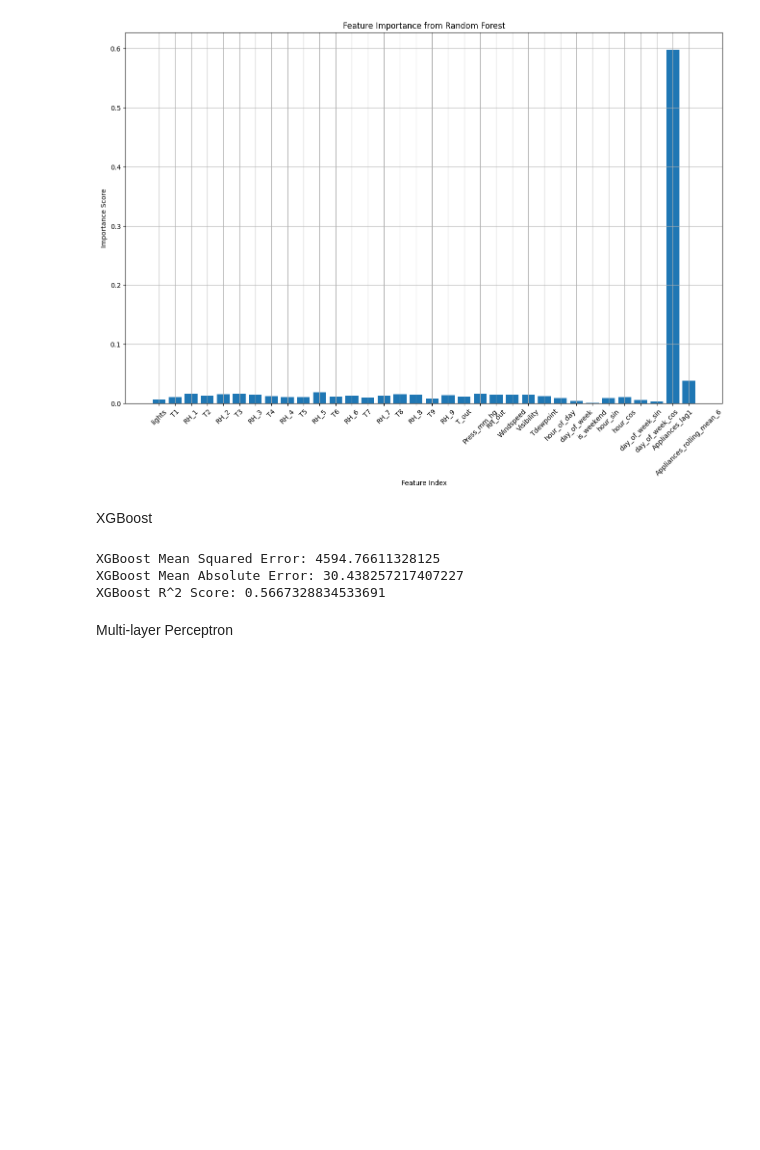
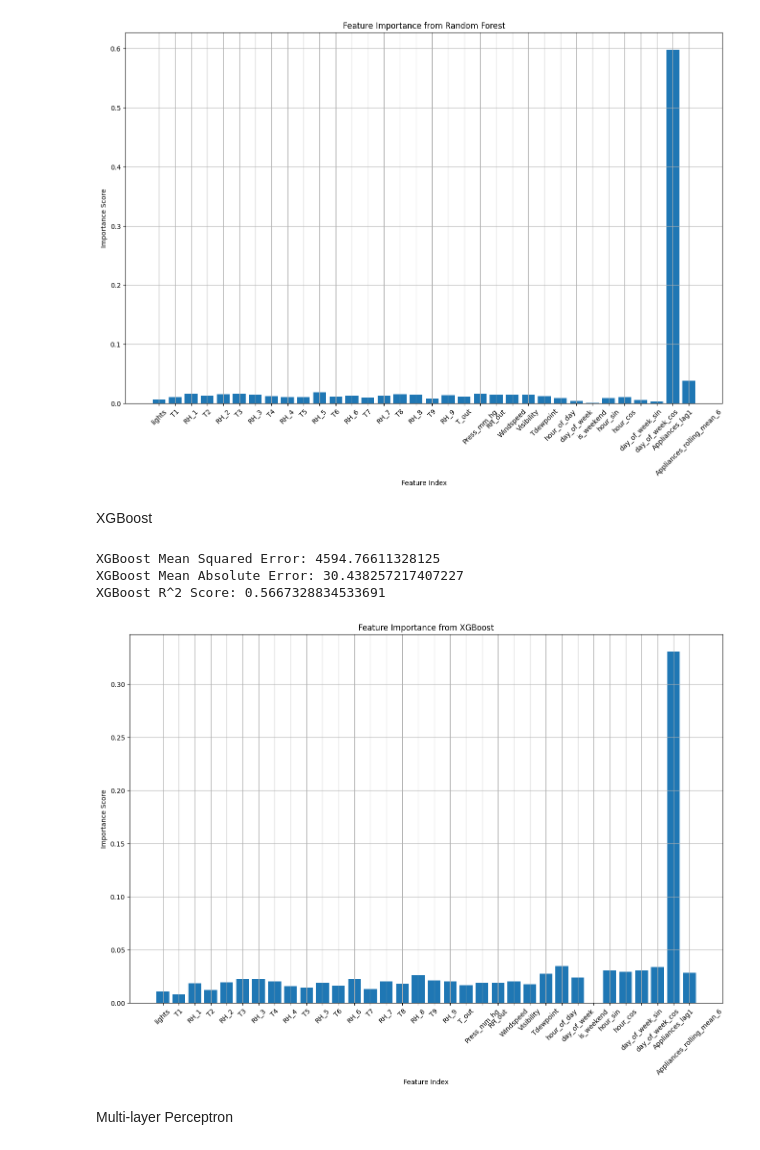
Before and after one commit to CatPieee/Appliances-Energy-Consumption-Forecasting-Using-Time-Series-Machine-Learning, a Jupyter notebook: notebooks/3.0-Traditional_ML_Experimentation.ipynb, the cells around one changed output. Cells and saved outputs as stored; diff of their text form; code cells hidden in the pictures; blank space fills up the shorter version.

```diff
--- a/notebooks/3.0-Traditional_ML_Experimentation.ipynb
+++ b/notebooks/3.0-Traditional_ML_Experimentation.ipynb
@@ -42,6 +44,8 @@ Data shape:  (19591, 37)
 Feature number:  34
 Training data shape:  (13713, 34)
 Testing data shape:  (5878, 34)
+# %%
+model_results = {}
 # %% [markdown]
 Linear Regression
 # %%
@@ -100,0 +121,17 @@ SVR R^2 Score: 0.567310021220937
+# %%
+dt_reg = DecisionTreeRegressor(random_state=42)
+dt_reg.fit(X_train, y_train)
+y_pred_dt = dt_reg.predict(X_test)
+mse_dt = mean_squared_error(y_test, y_pred_dt)
+mae_dt = mean_absolute_error(y_test, y_pred_dt)
+r2_dt = r2_score(y_test, y_pred_dt)
+print(f"Decision Tree Mean Squared Error: {mse_dt}")
+print(f"Decision Tree Mean Absolute Error: {mae_dt}")
+print(f"Decision Tree R^2 Score: {r2_dt}")
+
+# model_results['Decision Tree'] = {
+#     'predictions': y_pred_dt,
+#     'MSE': mse_dt,
+#     'MAE': mae_dt,
+#     'R2': r2_dt
+# }
@@ -111,6 +152,13 @@ print(f"Random Forest Mean Squared Error: {mse_rf}")
 print(f"Random Forest Mean Absolute Error: {mae_rf}")
 print(f"Random Forest R^2 Score: {r2_rf}")
 
+model_results['Random Forest'] = {
+    'predictions': y_pred_rf,
+    'MSE': mse_rf,
+    'MAE': mae_rf,
+    'R2': r2_rf
+}
+
 # Feature importance from Random Forest
 importances = rf_reg.feature_importances_
 plt.figure(figsize=(16,10))
@@ -131,17 +179,36 @@ XGBoost
 # %%
 xgb_reg = xgb.XGBRegressor(objective ='reg:squarederror', n_estimators=100, random_state=42)
 xgb_reg.fit(X_train, y_train)
 y_pred_xgb = xgb_reg.predict(X_test)
 mse_xgb = mean_squared_error(y_test, y_pred_xgb)
 mae_xgb = mean_absolute_error(y_test, y_pred_xgb)
 r2_xgb = r2_score(y_test, y_pred_xgb)
 print(f"XGBoost Mean Squared Error: {mse_xgb}")
 print(f"XGBoost Mean Absolute Error: {mae_xgb}")
 print(f"XGBoost R^2 Score: {r2_xgb}")
+
+model_results['XGBoost'] = {
+    'predictions': y_pred_xgb,
+    'MSE': mse_xgb,
+    'MAE': mae_xgb,
+    'R2': r2_xgb
+}
+
+# Feature importance from XGBoost
+xgb_importances = xgb_reg.feature_importances_
+plt.figure(figsize=(16,10))
+plt.bar([x for x in range(len(xgb_importances))], xgb_importances)
+plt.xticks(ticks=range(len(features)), labels=features, rotation=45)
+plt.xlabel('Feature Index')
+plt.ylabel('Importance Score')
+plt.title('Feature Importance from XGBoost')
+plt.grid()
+plt.show()
 # %% [output]
 XGBoost Mean Squared Error: 4594.76611328125
 XGBoost Mean Absolute Error: 30.438257217407227
 XGBoost R^2 Score: 0.5667328834533691
+[figure, added]
 # %% [markdown]
 Multi-layer Perceptron
 # %%
```
Also changed, not shown: parts of 8 cells of this notebook, 6 other files.
